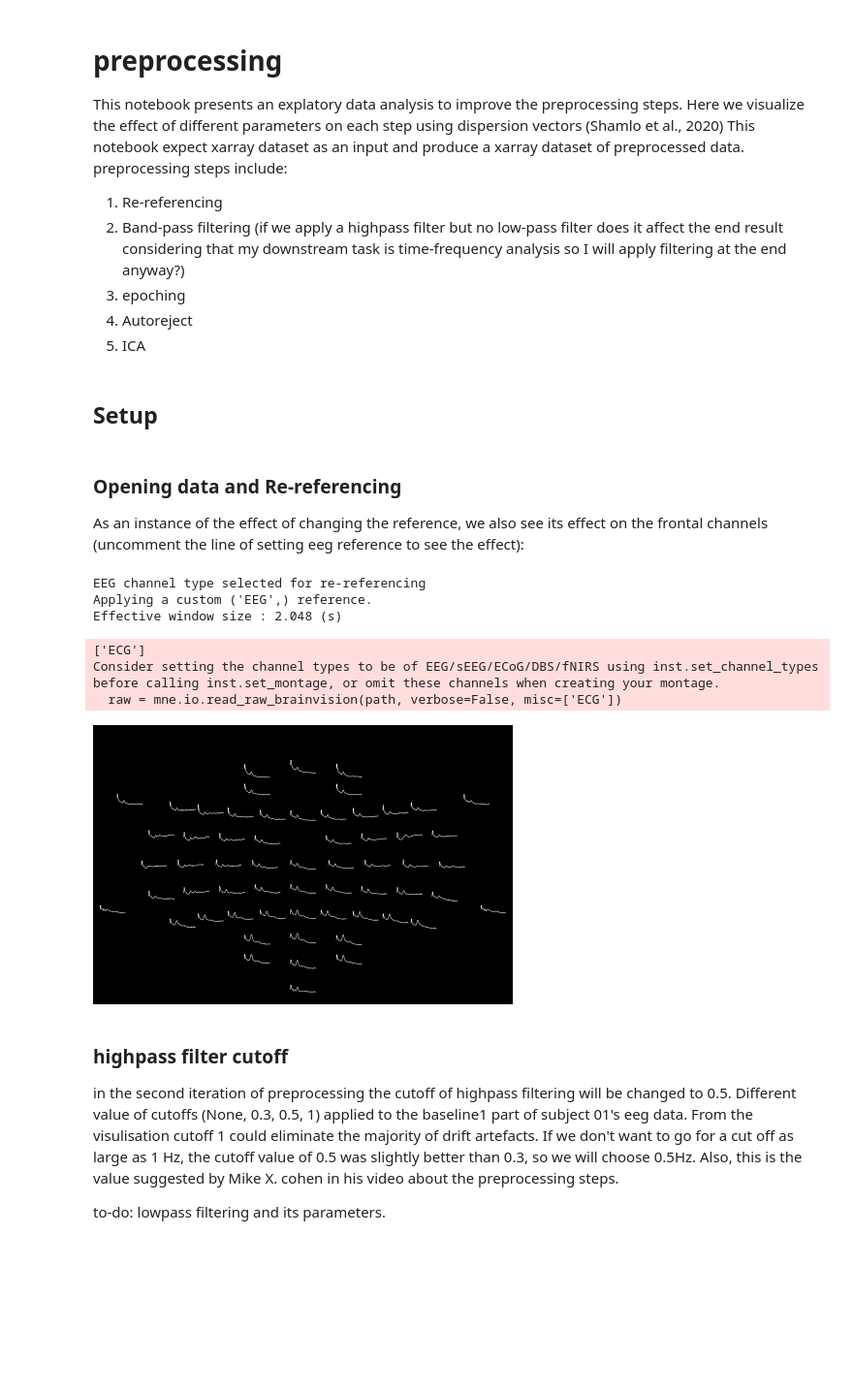
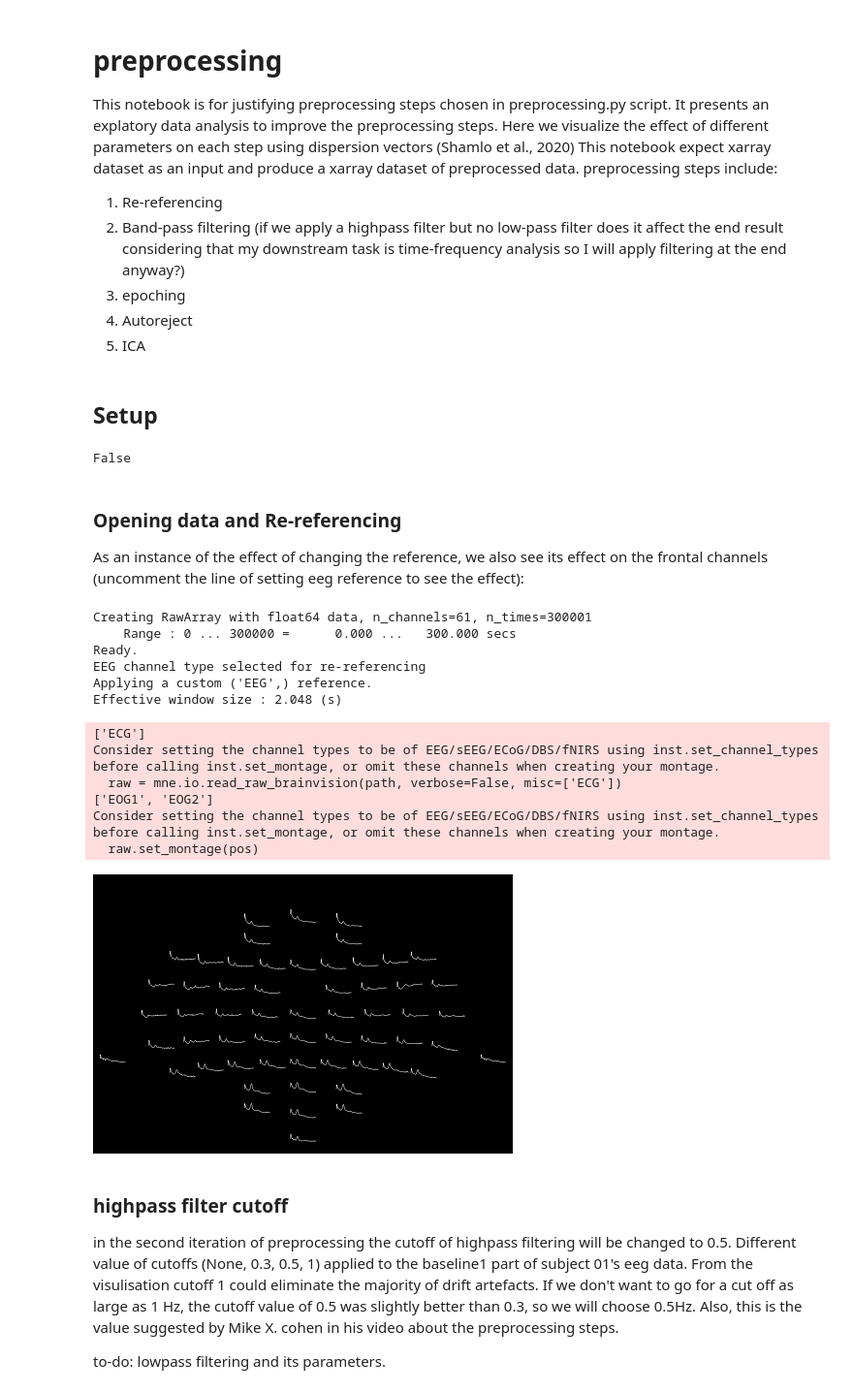
Before and after one commit to sycomix/SuggNet, a Jupyter notebook: notebooks/preprocessing.ipynb, the cells around one changed output. Shown at 97% size. Cells and saved outputs as stored; diff of their text form; code cells hidden in the pictures; blank space fills up the shorter version.

Commit message:
before forced push

```diff
--- a/notebooks/preprocessing.ipynb
+++ b/notebooks/preprocessing.ipynb
@@ -1,7 +1,8 @@
 # %% [markdown]
 # preprocessing
 
-This notebook presents an explatory data analysis to improve the preprocessing steps. Here we visualize the effect of different parameters on each step using dispersion vectors (Shamlo et al., 2020)
+This notebook is for justifying preprocessing steps chosen in preprocessing.py script. It presents an explatory data analysis to improve the preprocessing steps.
+Here we visualize the effect of different parameters on each step using dispersion vectors (Shamlo et al., 2020)
 This notebook expect xarray dataset as an input and produce a xarray dataset of preprocessed data.
 preprocessing steps include:
 
@@ -93,40 +94,55 @@ def plot_psd_topomap_raw(raw, bands=None):
 # %pip install memory_profiler
 # %reload_ext memory_profiler
 # %memit raw = cut_noisy(raw, task=task, language='hun')
+# %%
+a = np.array([])
+type(a) == 'numpy.ndarray'
+# %% [output]
+False
 # %% [markdown]
 ### Opening data and Re-referencing
 As an instance of the effect of changing the reference, we also see its effect on the frontal channels (uncomment the line of setting eeg reference to see the effect):
 # %%
 #### open dataset
 ds = xr.open_dataset('data/dataset.nc')
 #### create mne object from dataset
 # info object
 sub = 0
 task = 'baseline'
-ch_names = list(ds.coords['channel'].values)
+ch_names = list(ds.coords['channels'].values)
 sfreq = ds.attrs['sfreq']
 info = mne.create_info(ch_names=ch_names, sfreq=sfreq, ch_types='eeg')
 # mne object
 data = ds[task][sub].to_numpy()
 bads = ast.literal_eval(ds.attrs['bad_channels'][sub])
 info['bads'] = bads
 raw = mne.io.RawArray(data, info)
-raw.set_channel_types({'ECG':'ecg'})
+raw.set_channel_types(
+    {'ECG':'ecg',
+    'EOG1':'eog',
+    'EOG2': 'eog'
+    })
 
 # raw.add_reference_channels(ref_channels = 'FCz') # is it for adding the reference channel to the data?
-# raw_ds.set_eeg_reference(ref_channels=['M1','M2'])
+raw.set_eeg_reference(ref_channels=['M1','M2'])
 pos = make_montage()
 raw.set_montage(pos)
 raw.plot_psd_topo(fmin=0, fmax=40)
 plt.show()
 # %% [output]
+Creating RawArray with float64 data, n_channels=61, n_times=300001
+    Range : 0 ... 300000 =      0.000 ...   300.000 secs
+Ready.
 EEG channel type selected for re-referencing
 Applying a custom ('EEG',) reference.
 Effective window size : 2.048 (s)
 ['ECG']
 Consider setting the channel types to be of EEG/sEEG/ECoG/DBS/fNIRS using inst.set_channel_types before calling inst.set_montage, or omit these channels when creating your montage.
   raw = mne.io.read_raw_brainvision(path, verbose=False, misc=['ECG'])
+['EOG1', 'EOG2']
+Consider setting the channel types to be of EEG/sEEG/ECoG/DBS/fNIRS using inst.set_channel_types before calling inst.set_montage, or omit these channels when creating your montage.
+  raw.set_montage(pos)
-[figure, old version]
+[figure, new version]
 # %% [markdown]
 ### highpass filter cutoff
 in the second iteration of preprocessing the cutoff of highpass filtering will be changed to 0.5. Different value of cutoffs (None, 0.3, 0.5, 1) applied to the baseline1 part of subject 01's eeg data. From the visulisation cutoff 1 could eliminate the majority of drift artefacts. If we don't want to go for a cut off as large as 1 Hz, the cutoff value of 0.5 was slightly better than 0.3, so we will choose 0.5Hz. Also, this is the value suggested by Mike X. cohen in his video about the preprocessing steps.
```
Also changed, not shown: parts of 5 cells of this notebook, 4 other files.
